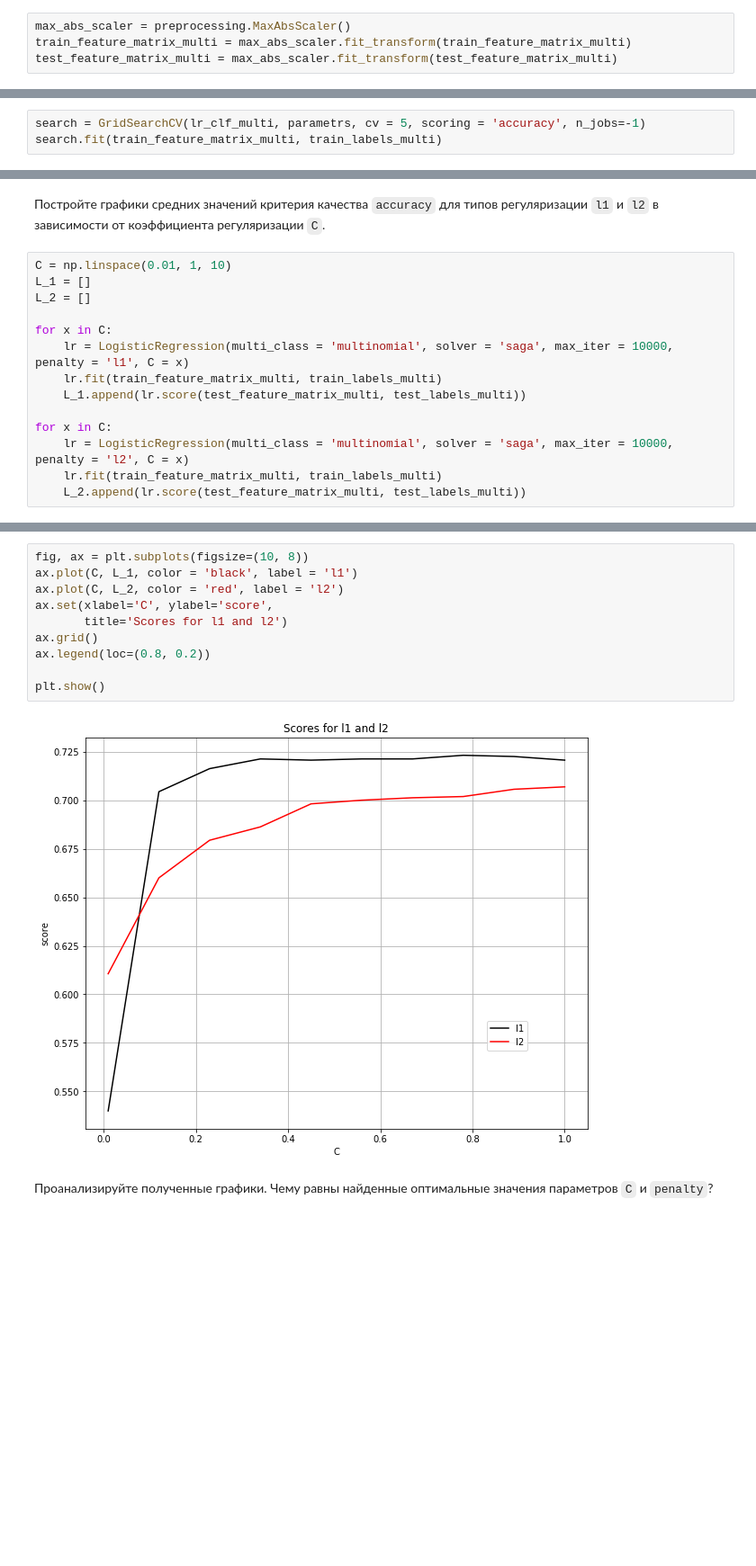
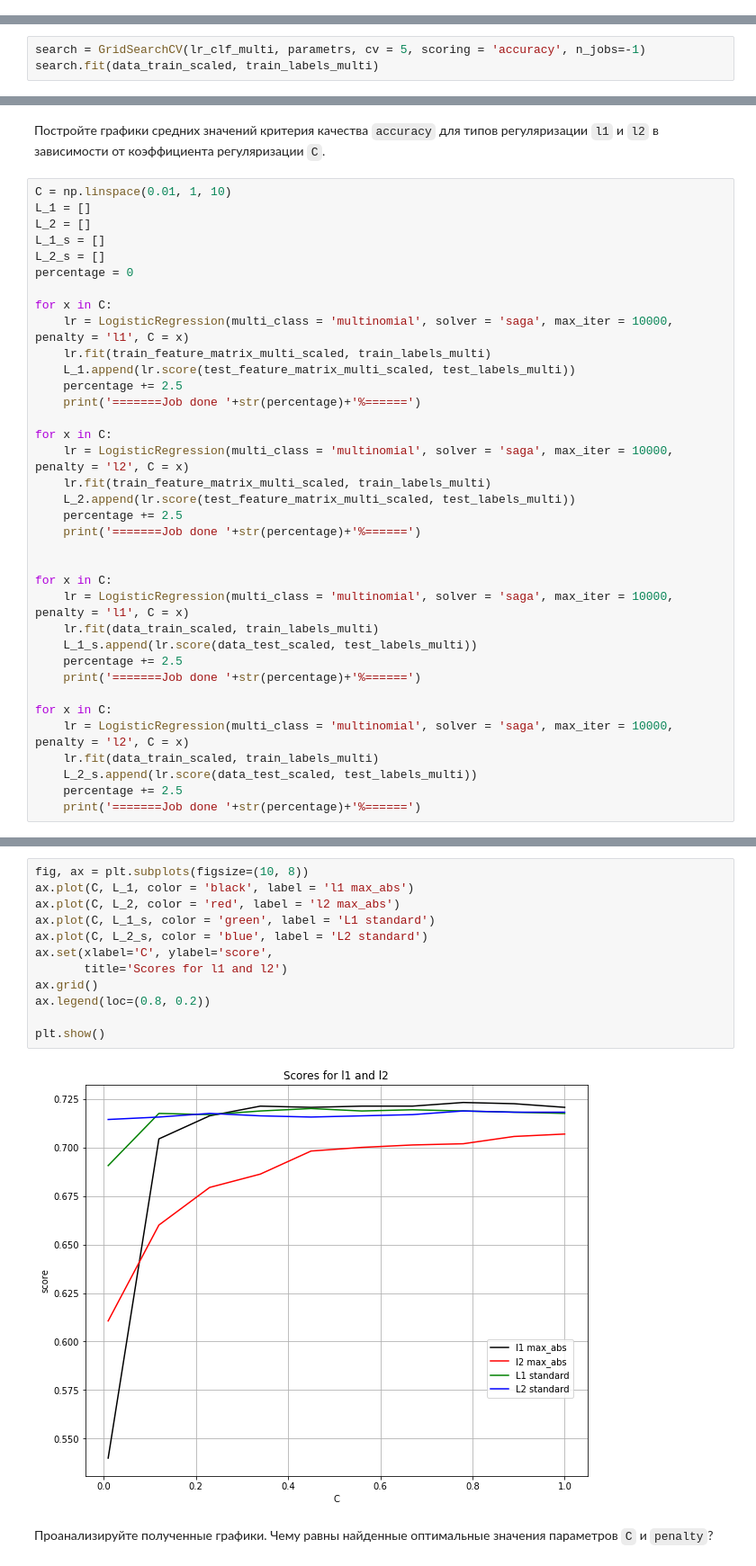
Before and after one commit to bels4/ML_hw, a Jupyter notebook: hw_1.nyachev/HW1_kNN_and_Logistic_regression.ipynb, the cells around one changed output, grey strips where cells are left out. Shown at 90% size. Drawn from its saved outputs; the diff is of its cells as text; blank space fills up the shorter version.

Commit message:
final_version
added changing in preprocessing and fixing some bugs

```diff
--- a/hw_1.nyachev/HW1_kNN_and_Logistic_regression.ipynb
+++ b/hw_1.nyachev/HW1_kNN_and_Logistic_regression.ipynb
@@ -198,7 +198,3 @@ F1 score = 0.7252162341982701
 # %%
 from sklearn import preprocessing
 train_feature_matrix_multi, test_feature_matrix_multi, train_labels_multi, test_labels_multi = train_test_split(feature_matrix, labels, test_size=0.2, random_state=42)
-# %%
-max_abs_scaler = preprocessing.MaxAbsScaler()
-train_feature_matrix_multi = max_abs_scaler.fit_transform(train_feature_matrix_multi)
-test_feature_matrix_multi = max_abs_scaler.fit_transform(test_feature_matrix_multi)
@@ -213,4 +218,4 @@ from sklearn import preprocessing
 parametrs = {'C':np.linspace(0.01, 1, 10), 'penalty':['l1', 'l2']}
 # %%
 search = GridSearchCV(lr_clf_multi, parametrs, cv = 5, scoring = 'accuracy', n_jobs=-1)
-search.fit(train_feature_matrix_multi, train_labels_multi)
+search.fit(data_train_scaled, train_labels_multi)
@@ -237,13 +227,35 @@ LogisticRegression(C=0.56, class_weight=None, dual=False, fit_intercept=True,
 C = np.linspace(0.01, 1, 10)
 L_1 = []
 L_2 = []
+L_1_s = []
+L_2_s = []
+percentage = 0
 
 for x in C:
     lr = LogisticRegression(multi_class = 'multinomial', solver = 'saga', max_iter = 10000, penalty = 'l1', C = x)
-    lr.fit(train_feature_matrix_multi, train_labels_multi)
-    L_1.append(lr.score(test_feature_matrix_multi, test_labels_multi))
+    lr.fit(train_feature_matrix_multi_scaled, train_labels_multi)
+    L_1.append(lr.score(test_feature_matrix_multi_scaled, test_labels_multi))
+    percentage += 2.5
+    print('=======Job done '+str(percentage)+'%======')
 
 for x in C:
     lr = LogisticRegression(multi_class = 'multinomial', solver = 'saga', max_iter = 10000, penalty = 'l2', C = x)
-    lr.fit(train_feature_matrix_multi, train_labels_multi)
-    L_2.append(lr.score(test_feature_matrix_multi, test_labels_multi))
+    lr.fit(train_feature_matrix_multi_scaled, train_labels_multi)
+    L_2.append(lr.score(test_feature_matrix_multi_scaled, test_labels_multi))
+    percentage += 2.5
+    print('=======Job done '+str(percentage)+'%======')
+
+
+for x in C:
+    lr = LogisticRegression(multi_class = 'multinomial', solver = 'saga', max_iter = 10000, penalty = 'l1', C = x)
+    lr.fit(data_train_scaled, train_labels_multi)
+    L_1_s.append(lr.score(data_test_scaled, test_labels_multi))
+    percentage += 2.5
+    print('=======Job done '+str(percentage)+'%======')
+
+for x in C:
+    lr = LogisticRegression(multi_class = 'multinomial', solver = 'saga', max_iter = 10000, penalty = 'l2', C = x)
+    lr.fit(data_train_scaled, train_labels_multi)
+    L_2_s.append(lr.score(data_test_scaled, test_labels_multi))
+    percentage += 2.5
+    print('=======Job done '+str(percentage)+'%======')
@@ -250,15 +280,17 @@ for x in C:
 # %%
 fig, ax = plt.subplots(figsize=(10, 8))
-ax.plot(C, L_1, color = 'black', label = 'l1')
-ax.plot(C, L_2, color = 'red', label = 'l2')
+ax.plot(C, L_1, color = 'black', label = 'l1 max_abs')
+ax.plot(C, L_2, color = 'red', label = 'l2 max_abs')
+ax.plot(C, L_1_s, color = 'green', label = 'L1 standard')
+ax.plot(C, L_2_s, color = 'blue', label = 'L2 standard')
 ax.set(xlabel='C', ylabel='score',
        title='Scores for l1 and l2')
 ax.grid()
 ax.legend(loc=(0.8, 0.2))
 
 plt.show()
 # %% [output]
-[figure, old version]
+[figure, new version]
 # %% [markdown]
 Проанализируйте полученные графики. Чему равны найденные оптимальные значения параметров `C` и `penalty`?
 # %% [markdown]
```
Also changed, not shown: parts of 15 cells of this notebook, 1 other file.
